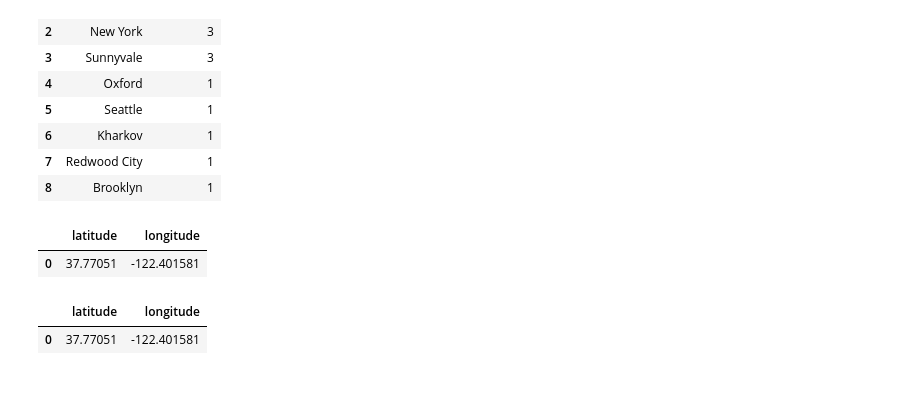
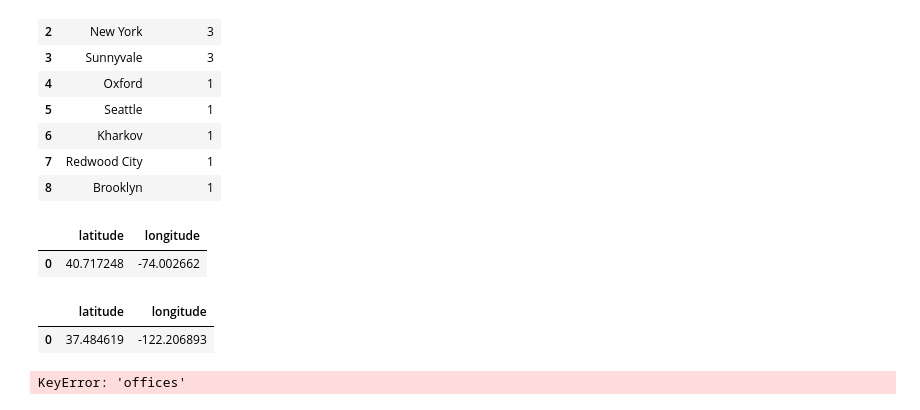
Before and after one commit to xrodrimo/project-III-geospatial-data, a Jupyter notebook: src/Location_selection_2.ipynb, the cells around one changed output. Saved outputs shown, nothing was run; the diff lists cells and outputs as text; code cells hidden in the pictures.

```diff
--- a/src/Location_selection_2.ipynb
+++ b/src/Location_selection_2.ipynb
@@ -93,20 +93,31 @@ counts
 | 8 | Brooklyn | 1 |
 # %%
 # # Now we can filter for our parameters, our company has
-filter = {"category_code": "games_video", "number_of_employees" : {'$gte': o_size, '$lt': final_size},"offices.country_code": "USA", "offices.city":"San Francisco", "name": "ngmoco"}
+filter = {"category_code": "games_video", "number_of_employees" : {'$gte': o_size, '$lt': final_size},"offices.country_code": "USA", "offices.city":"New York", "name": "Boonty"}
 projection = {"_id": 0, "name": 1, "offices.latitude":1, "offices.longitude":1}
 results = list(collection.find(filter, projection))
 df_city = pd.DataFrame(results)
 df_city = pd.json_normalize(df_city['offices'])
 df_city = pd.DataFrame(df_city[0].tolist())
 df_city
 # %% [output]
 |  | latitude | longitude |
-| 0 | 37.77051 | -122.401581 |
+| 0 | 40.717248 | -74.002662 |
+# %%
+# # Now we can filter for our parameters, our company has
+filter = {"category_code": "games_video", "number_of_employees" : {'$gte': o_size, '$lt': final_size},"offices.country_code": "USA", "offices.city":"Redwood City"}
+projection = {"_id": 0, "name": 1, "offices.latitude":1, "offices.longitude":1}
+results = list(collection.find(filter, projection))
+df_city = pd.DataFrame(results)
+df_city = pd.json_normalize(df_city['offices'])
+df_city = pd.DataFrame(df_city[0].tolist())
+df_city
+# %% [output]
+|  | latitude | longitude |
+| 0 | 37.484619 | -122.206893 |
 # %%
-new_df = pd.json_normalize(df_city['offices'])
-new_df = pd.DataFrame(new_df[0].tolist())
-new_df
+new = pd.json_normalize(df_city['offices'])
+new = pd.DataFrame(df_city[0].tolist())
+new
 # %% [output]
-|  | latitude | longitude |
-| 0 | 37.77051 | -122.401581 |
+KeyError: 'offices'
```
Also changed, not shown: 11 other files.
